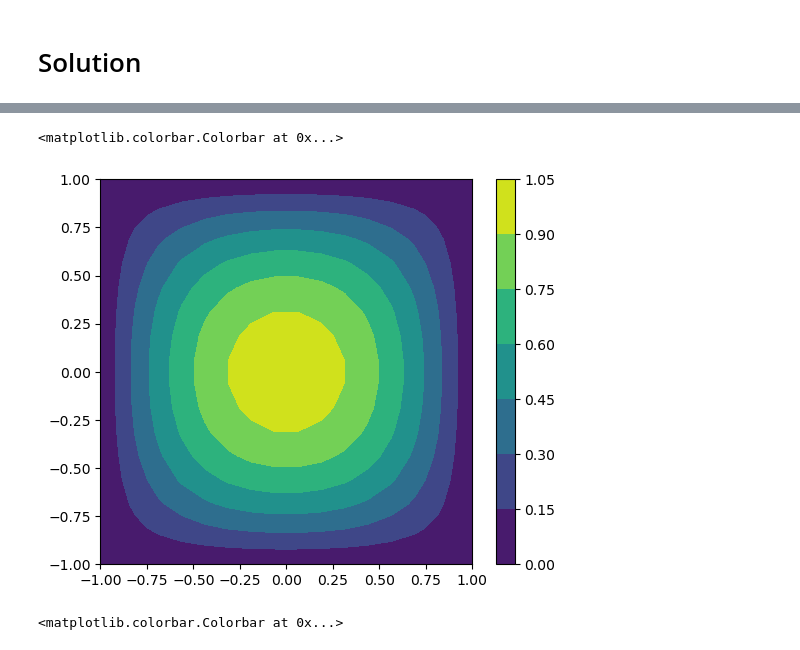
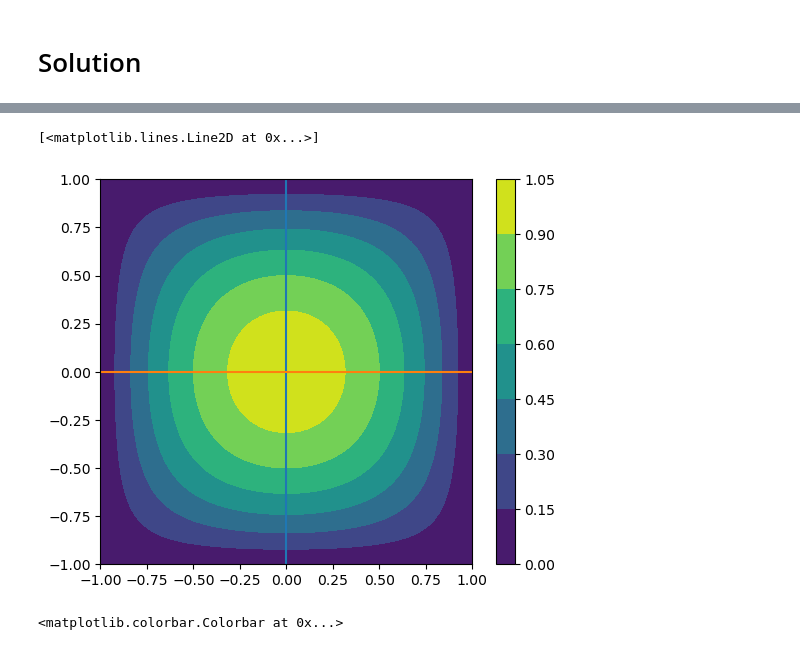
Before and after one commit to dontempty/PaScaL_TDMA_lab, a Jupyter notebook: examples_lab/lab.ipynb, the cells around one changed output, grey strips where cells are left out. Cells and saved outputs as stored; diff of their text form; code cells hidden in the pictures.

```diff
--- a/examples_lab/lab.ipynb
+++ b/examples_lab/lab.ipynb
@@ -306,0 +536,38 @@ for j in range(ny+2):
+# %%
+N = 1  # 어느 타임 스텝 혹은 레이어를 보려는지에 따라 1 이상으로 설정
+
+# i,j를 [1,0]**2 (즉 { (1,1), (1,0), (0,1), (0,0) }) 순서대로 순회
+idx_list = [0, 1]  # [1,0] 순서대로
+
+fig, axs = plt.subplots(2, 2, figsize=(10, 8), constrained_layout=True)
+
+for row, j in enumerate([1, 0]):
+    for col, i in enumerate([0, 1]):
+        # 1) CSV 파일 불러오기
+        temp = pd.read_csv(f"{folder_name}/{file_name}_{j}{i}_{N}.csv", header=None).values
+
+        # 2) 전체 그리드에서 부분 인덱스 계산
+        j_idx_sta = int(j * mx) + 1
+        j_idx_end = int((j + 1) * mx) + 1
+        i_idx_sta = int(i * mx) + 1
+        i_idx_end = int((i + 1) * mx) + 1
+
+        # 3) TT 배열에서 해당 서브블록만 떼어내기
+        ee = TT[N - 1,
+                j_idx_sta - 1 : j_idx_end + 1,
+                i_idx_sta - 1 : i_idx_end + 1] - temp
+
+        # 4) 서브플롯에 contourf 그리기
+        ax = axs[row, col]
+        cf = ax.contourf(ee, cmap="viridis")
+        #cf = ax.imshow(ee, cmap="viridis")
+        ax.set_title(f"i = {i}, j = {j}")
+        ax.set_aspect("equal")
+        ax.set_xlabel("x-index within subdomain")
+        ax.set_ylabel("y-index within subdomain")
+
+        # 5) 해당 서브플롯에 별도의 colorbar 추가
+        cbar = fig.colorbar(cf, ax=ax, orientation="vertical", fraction=0.046, pad=0.04)
+        cbar.set_label("Error value (EE)")
+
+plt.show()
@@ -307,25 +577,30 @@ for j in range(ny+2):
 # %%
 solution = np.zeros((ny+2, nx+2))
+
+N = 1
 
 for j in range(npy):
     for i in range(npx):
         temp = np.array(pd.read_csv(f"{folder_name}/{file_name}_{j}{i}.csv", header=None))
 
         j_idx_sta = int(j*mx) + 1
         j_idx_end = int((j+1)*mx) + 1
         i_idx_sta = int(i*mx) + 1
         i_idx_end = int((i+1)*mx) + 1
 
         solution[j_idx_sta:j_idx_end, i_idx_sta:i_idx_end] = temp[1:-1, 1:-1]
 
 X, Y = np.meshgrid(x, y)
 
 plt.figure(figsize=(6, 5))
 plt.contourf(X, Y, solution)
 plt.colorbar()
+
+plt.plot([0, 0], [-1, 1])
+plt.plot([-1, 1], [0, 0])
 # %% [output]
-<matplotlib.colorbar.Colorbar at 0x...>
+[<matplotlib.lines.Line2D at 0x...>]
-[figure, old version]
+[figure, new version]
 # %%
 exact_solution = np.zeros((ny+2, nx+2))
 
```
Also changed, not shown: parts of 8 cells of this notebook, 19 other files.
